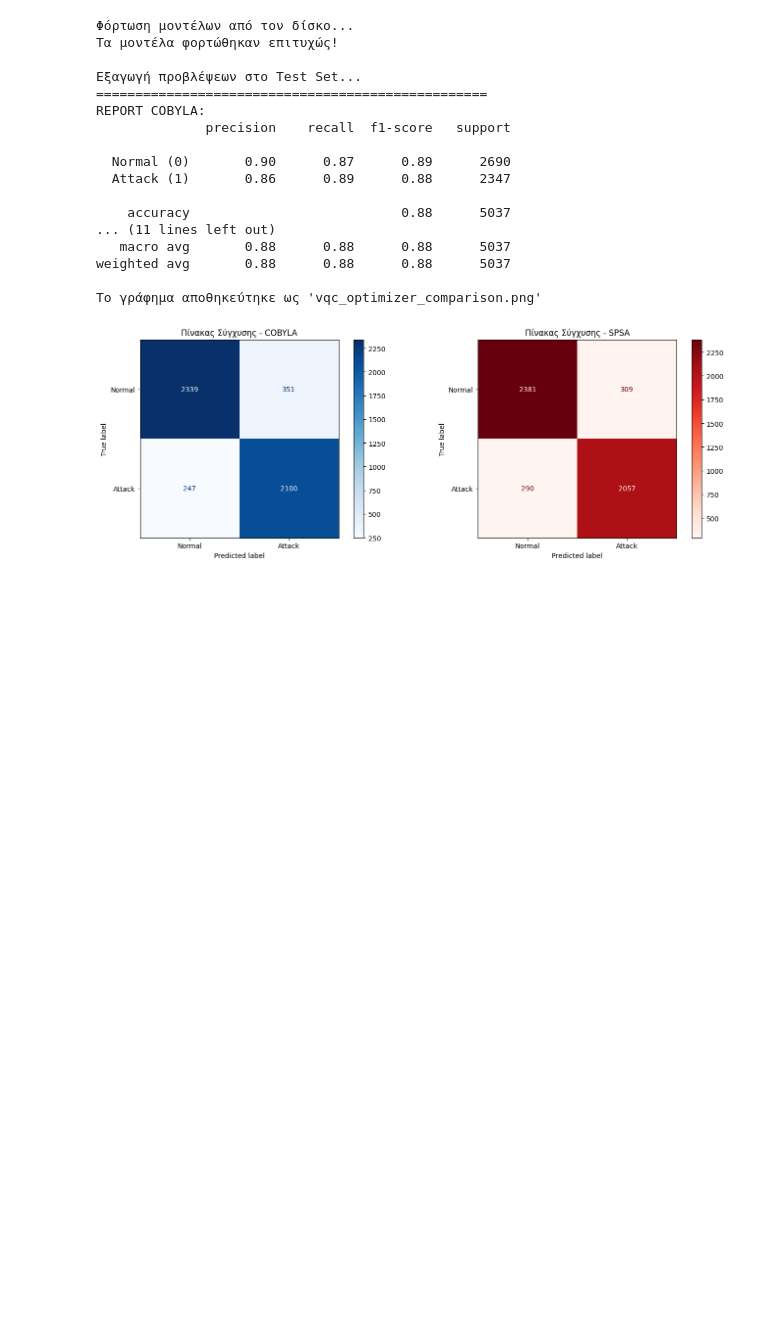
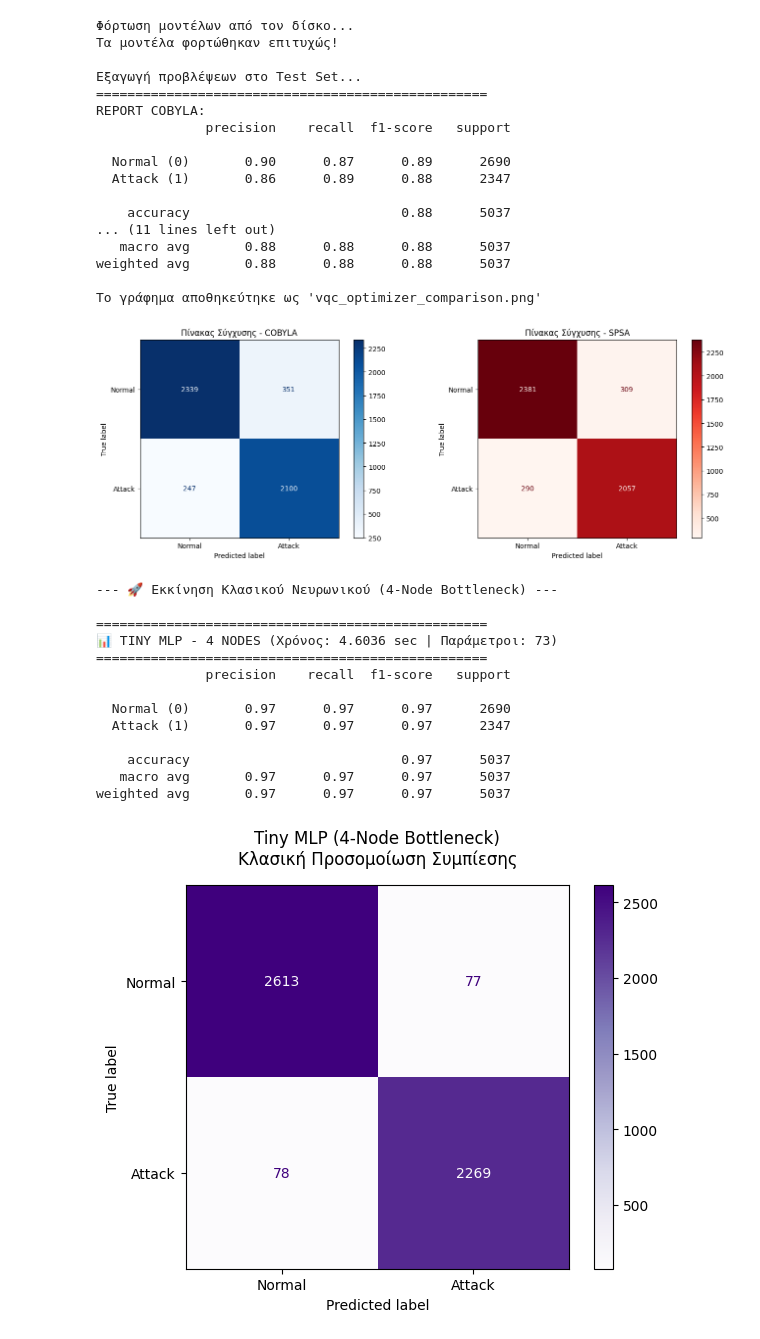
Before and after one commit to Angeloth1/Quantum-IDS-NSLKDD, a Jupyter notebook: notebooks/MCC.ipynb, the cells around one changed output. Cells and saved outputs as stored; diff of their text form; code cells hidden in the pictures; blank space fills up the shorter version.

Commit message:
feat: data visualation

```diff
--- a/notebooks/MCC.ipynb
+++ b/notebooks/MCC.ipynb
@@ -222,3 +222,58 @@ weighted avg       0.88      0.88      0.88      5037
 
 Το γράφημα αποθηκεύτηκε ως 'vqc_optimizer_comparison.png'
 [figure]
+# %%
+import time
+from sklearn.neural_network import MLPClassifier
+from sklearn.metrics import classification_report, confusion_matrix, ConfusionMatrixDisplay
+import matplotlib.pyplot as plt
+
+print("--- 🚀 Εκκίνηση Κλασικού Νευρωνικού (4-Node Bottleneck) ---")
+
+# Δημιουργία του "Συμπιεσμένου" MLP
+# 16 Είσοδοι -> 4 Κρυφοί Νευρώνες -> 1 Έξοδος
+mlp_model = MLPClassifier(
+    hidden_layer_sizes=(4,),  # Εδώ είναι ο "λαιμός μπουκαλιού" των 4 κόμβων
+    activation='relu',        # Κλασική μη-γραμμική συνάρτηση ενεργοποίησης
+    solver='adam',            # Ο standard optimizer για νευρωνικά
+    max_iter=1000,
+    random_state=42
+)
+
+start_time = time.time()
+mlp_model.fit(xTrain_full, yTrain_full)
+mlp_time = time.time() - start_time
+
+y_pred_mlp = mlp_model.predict(xTest_full)
+
+# --- ΕΚΤΥΠΩΣΗ ΑΠΟΤΕΛΕΣΜΑΤΩΝ ---
+print("\n" + "="*50)
+print(f"📊 TINY MLP - 4 NODES (Χρόνος: {mlp_time:.4f} sec | Παράμετροι: 73)")
+print("="*50)
+print(classification_report(yTest_full, y_pred_mlp, target_names=["Normal (0)", "Attack (1)"]))
+
+# --- ΟΠΤΙΚΟΠΟΙΗΣΗ ΠΙΝΑΚΑ ΣΥΓΧΥΣΗΣ ---
+cm_mlp = confusion_matrix(yTest_full, y_pred_mlp)
+disp_mlp = ConfusionMatrixDisplay(confusion_matrix=cm_mlp, display_labels=["Normal", "Attack"])
+
+fig, ax = plt.subplots(figsize=(6, 5))
+disp_mlp.plot(cmap='Purples', ax=ax, values_format='d')
+plt.title("Tiny MLP (4-Node Bottleneck)\nΚλασική Προσομοίωση Συμπίεσης", pad=15)
+plt.tight_layout()
+plt.savefig("mlp_bottleneck_benchmark.png", dpi=300)
+plt.show()
+# %% [output]
+--- 🚀 Εκκίνηση Κλασικού Νευρωνικού (4-Node Bottleneck) ---
+
+==================================================
+📊 TINY MLP - 4 NODES (Χρόνος: 4.6036 sec | Παράμετροι: 73)
+==================================================
+              precision    recall  f1-score   support
+
+  Normal (0)       0.97      0.97      0.97      2690
+  Attack (1)       0.97      0.97      0.97      2347
+
+    accuracy                           0.97      5037
+   macro avg       0.97      0.97      0.97      5037
+weighted avg       0.97      0.97      0.97      5037
+[figure, added]
```
Also changed, not shown: 11 other files.
